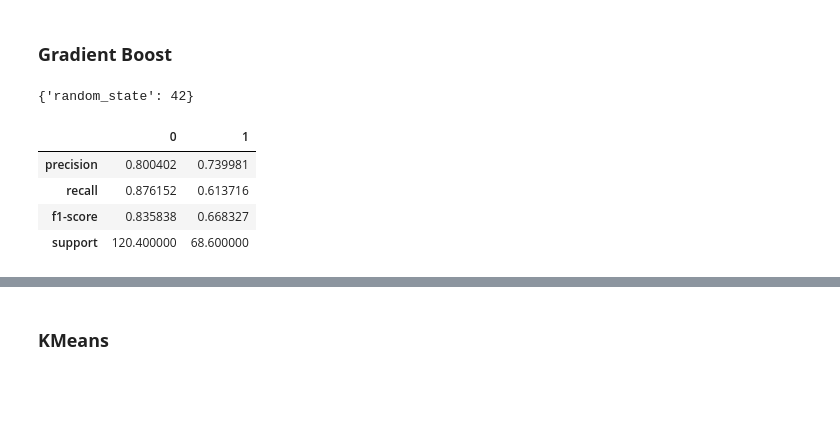
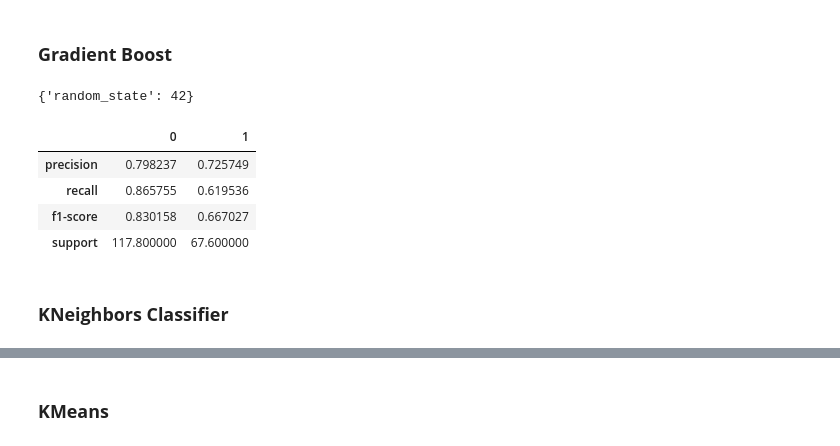
Before and after one commit to hwelsters/chatgpt-mwp-performance-prediction, a Jupyter notebook: v2 (extracted equations, json)/src/sympy_predict.ipynb, the cells around one changed output, grey strips where cells are left out. Drawn from its saved outputs; the diff is of its cells as text; code cells hidden in the pictures; blank space fills up the shorter version.

```diff
--- a/v2 (extracted equations, json)/src/sympy_predict.ipynb
+++ b/v2 (extracted equations, json)/src/sympy_predict.ipynb
@@ -118,7 +122,7 @@ This should be the only part of the notebook you would have to change from run-t
 # %%
 RESPONSE_FILE_PATH = '../data/hwelsters__gpt-3.5-turbo__v001 (prefix__system_of_equations).jsonl'
 QUESTION_FILE_PATH = '../data/draw.json'
-TEST_SIZE = 0.001
+TEST_SIZE = 0.02
 RANDOM_STATE = 42
 N_SPLITS = 5
 VISUALIZE_DATA = True
@@ -519,7 +495,7 @@ evaluated_df['rounded_correct'] = evaluated_df.apply(lambda row : check_rounded(
 #   We also create the y value for prediction
 # ------------------------------------------- #
 
-answer_map = {"all": 1, "some" : 0, "none": 0}
+answer_map = {"all": 1, "some" : 1, "none": 0}
 evaluated_df['is_correct'] = evaluated_df.apply(lambda row : answer_map[row["normal_correct"]], axis=1)
 evaluated_df.head()
 # %% [output]
@@ -832,26 +812,16 @@ cross_validate_model(xgboost)
 # %%
 # =========================================== #
 #    Gradient Boost
 # =========================================== #
 gradient_boost = SklearnHelper(GradientBoostingClassifier, seed=RANDOM_STATE)
-
-gradient_boost.tune(train_x, train_y, params={
-    "random_state": [RANDOM_STATE]
-    # 'n_jobs': [-1],
-    # 'n_estimators': [10],
-    # 'max_depth': [6],
-    # 'min_samples_leaf': [2],
-    # 'max_features': ['sqrt'],
-    # 'verbose': [0],
-    # 'class_weight': ['balanced_subsample']
-}
-)
-
+gradient_boost.tune(train_x, train_y, params={"random_state": [RANDOM_STATE]})
 cross_validate_model(gradient_boost)
 # %% [output]
 {'random_state': 42}
 |  | 0 | 1 |
-| precision | 0.800402 | 0.739981 |
-| recall | 0.876152 | 0.613716 |
-| f1-score | 0.835838 | 0.668327 |
-| support | 120.400000 | 68.600000 |
+| precision | 0.798237 | 0.725749 |
+| recall | 0.865755 | 0.619536 |
+| f1-score | 0.830158 | 0.667027 |
+| support | 117.800000 | 67.600000 |
+# %% [markdown]
+### **KNeighbors Classifier**
```
Also changed, not shown: parts of 19 cells of this notebook, 2 other files.
